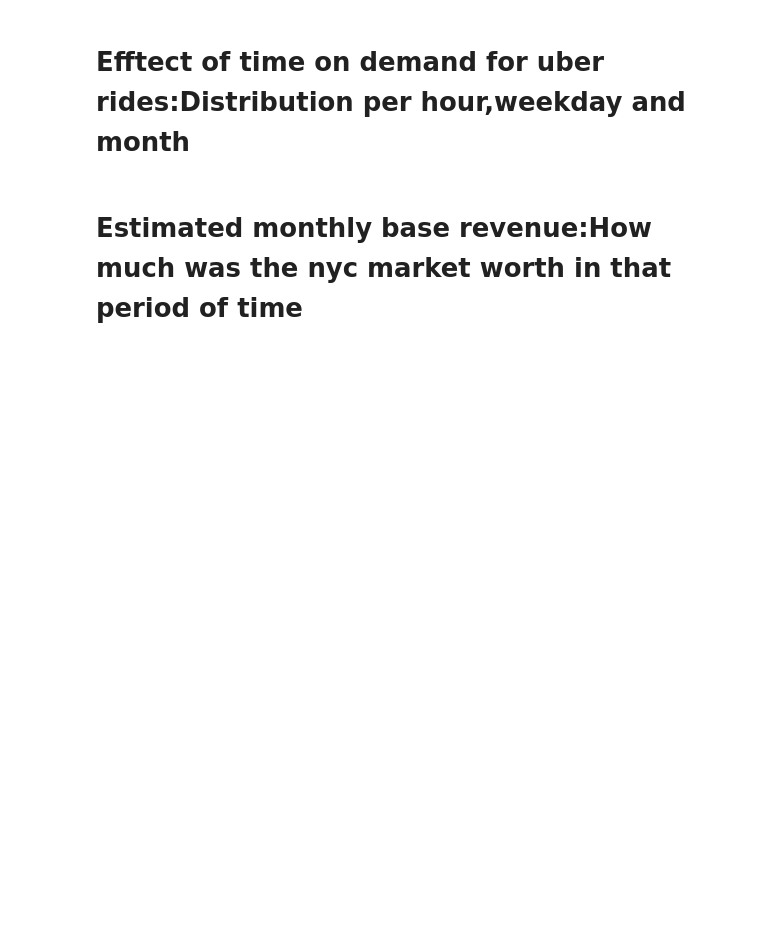
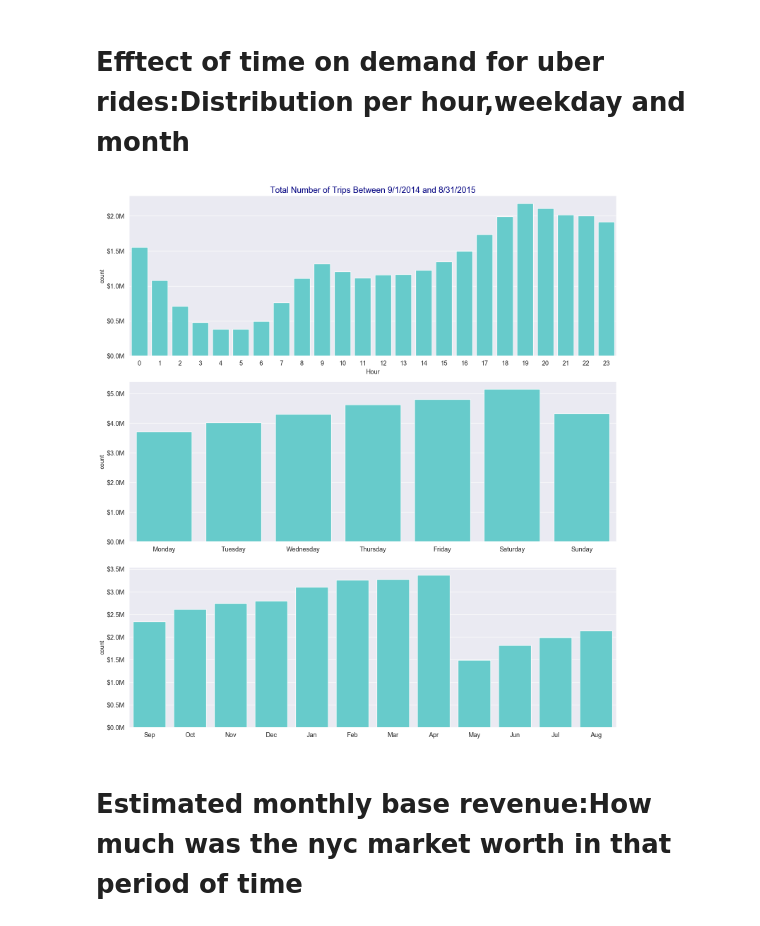
Before and after one commit to Python-Project-on-Data-Analytics/Uber-Trips-Analysis, a Jupyter notebook: UberMain.ipynb, the cells around one changed output. Saved outputs shown, nothing was run; the diff lists cells and outputs as text; code cells hidden in the pictures; blank space fills up the shorter version.

Commit message:
11.2.24 Update
data of may june july aug incorrect , some bugs fixed.

```diff
--- a/UberMain.ipynb
+++ b/UberMain.ipynb
@@ -337,3 +429,41 @@ month_labels = ['Sep', 'Oct', 'Nov', 'Dec', 'Jan', 'Feb', 'Mar', 'Apr', 'May', '
+# %%
+import seaborn as sns
+import matplotlib.pyplot as plt
+from matplotlib.ticker import FuncFormatter
+
+# Define a formatter function to format millions
+def millions_format(x, pos):
+    return '${:.1f}M'.format(x * 1e-6)
+
+formatter = FuncFormatter(millions_format)
+
+fig, axes = plt.subplots(3, 1, figsize=(15, 16))
+
+# Hourly plot
+sns.countplot(x='hour', data=df_viz, order=range(24), ax=axes[0])
+axes[0].yaxis.set_major_formatter(formatter)
+axes[0].tick_params(labelsize=13)
+axes[0].set_title('Total Number of Trips Between 9/1/2014 and 8/31/2015', fontsize=17, color='navy')
+axes[0].set_xlabel('Hour', fontsize=13)
+
+# Weekday plot
+sns.countplot(x='weekday', data=df_viz, order=range(7), ax=axes[1])
+axes[1].set_xticklabels(weekday_labels)
+axes[1].yaxis.set_major_formatter(formatter)
+axes[1].tick_params(labelsize=13)
+axes[1].set_xlabel('')
+
+# Monthly plot
+sns.countplot(x='month', data=df_viz, ax=axes[2])
+axes[2].set_xticklabels(month_labels)
+axes[2].yaxis.set_major_formatter(formatter)
+axes[2].tick_params(labelsize=13)
+axes[2].set_xlabel('')
+
+plt.tight_layout()
+plt.show()
+# %% [output]
+[figure, added]
 # %% [markdown]
 # Estimated monthly base revenue:How much was the nyc market worth in that period of time
 # %%
```
Also changed, not shown: parts of 33 cells of this notebook.
